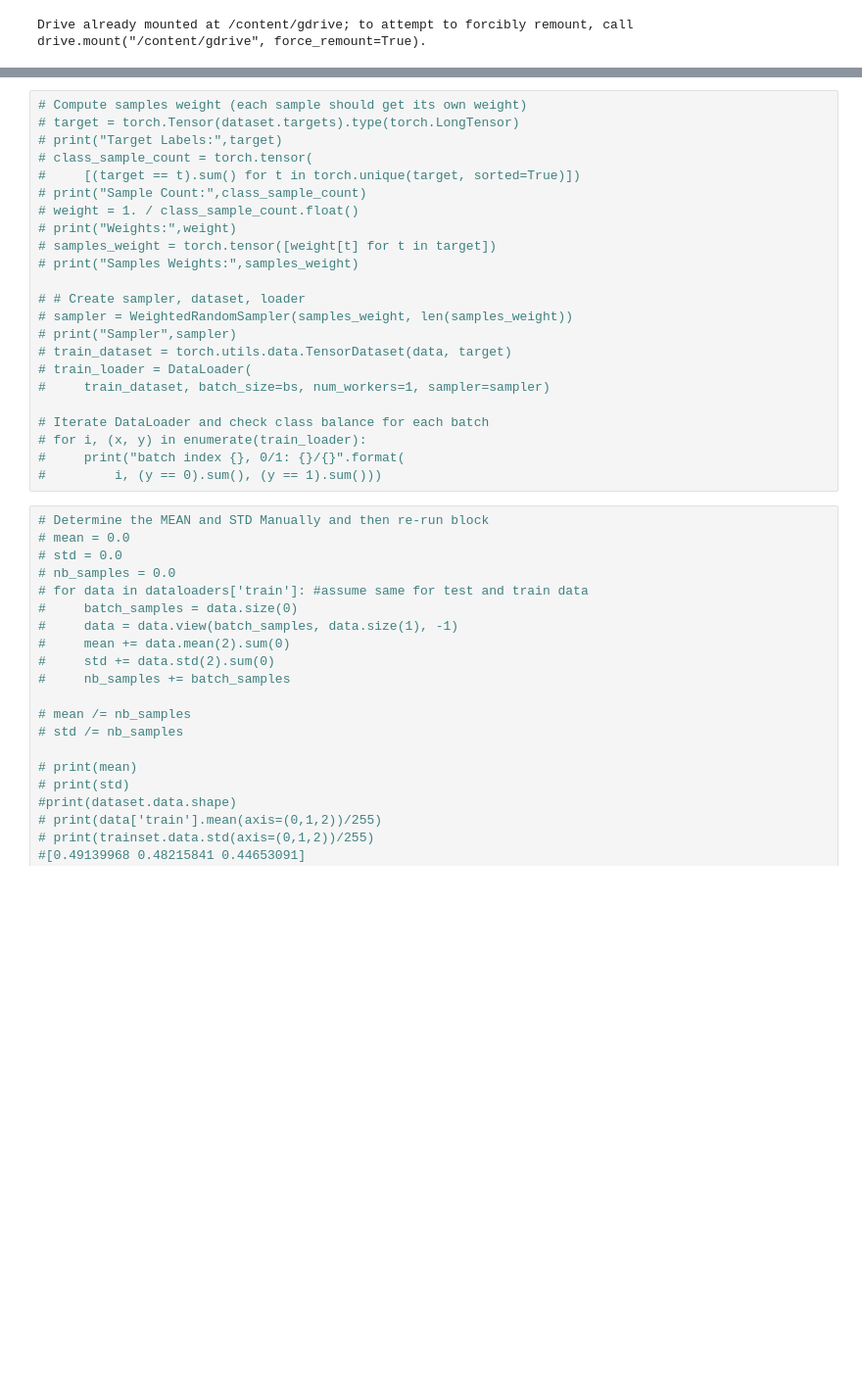
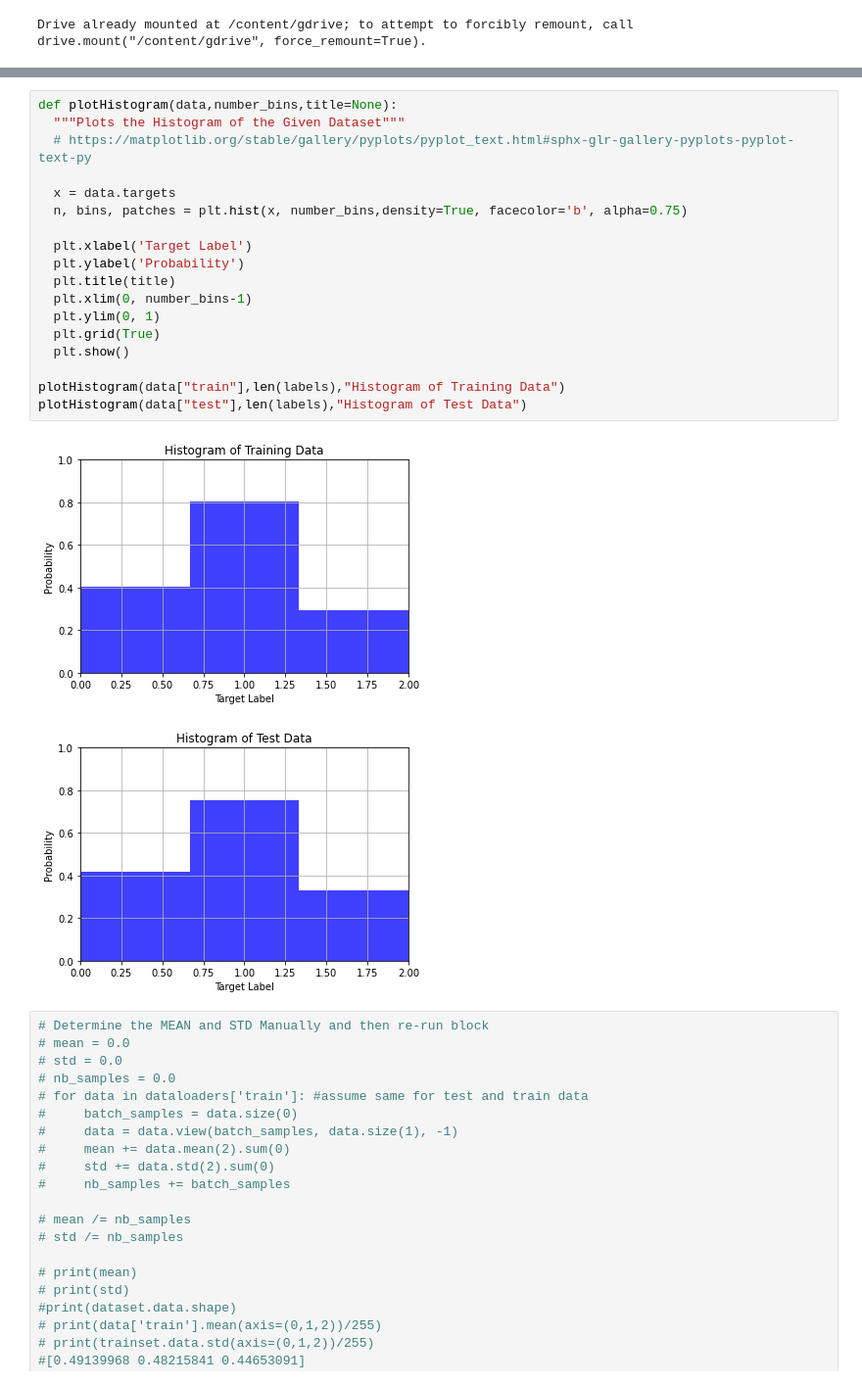
Before and after one commit to mepix/CropWeedClassification, a Jupyter notebook: CropCNN.ipynb, the cells around one changed output, grey strips where cells are left out. Shown at 98% size. Saved outputs shown, nothing was run; the diff lists cells and outputs as text; blank space fills up the shorter version.

```diff
--- a/CropCNN.ipynb
+++ b/CropCNN.ipynb
@@ -107,29 +141,27 @@ Samples Weights: tensor([0.0013, 0.0013, 0.0013,  ..., 0.2000, 0.2000, 0.2000])
 torch.Size([32, 3, 224, 224]) torch.Size([32])
 Training Dataset 2966
 Testing Dataset 1032
-# %%
-# Compute samples weight (each sample should get its own weight)
-# target = torch.Tensor(dataset.targets).type(torch.LongTensor)
-# print("Target Labels:",target)
-# class_sample_count = torch.tensor(
-#     [(target == t).sum() for t in torch.unique(target, sorted=True)])
-# print("Sample Count:",class_sample_count)
-# weight = 1. / class_sample_count.float()
-# print("Weights:",weight)
-# samples_weight = torch.tensor([weight[t] for t in target])
-# print("Samples Weights:",samples_weight)
-
-# # Create sampler, dataset, loader
-# sampler = WeightedRandomSampler(samples_weight, len(samples_weight))
-# print("Sampler",sampler)
-# train_dataset = torch.utils.data.TensorDataset(data, target)
-# train_loader = DataLoader(
-#     train_dataset, batch_size=bs, num_workers=1, sampler=sampler)
-
-# Iterate DataLoader and check class balance for each batch
-# for i, (x, y) in enumerate(train_loader):
-#     print("batch index {}, 0/1: {}/{}".format(
-#         i, (y == 0).sum(), (y == 1).sum()))
+# %%
+def plotHistogram(data,number_bins,title=None):
+  """Plots the Histogram of the Given Dataset"""
+  # https://matplotlib.org/stable/gallery/pyplots/pyplot_text.html#sphx-glr-gallery-pyplots-pyplot-text-py
+
+  x = data.targets
+  n, bins, patches = plt.hist(x, number_bins,density=True, facecolor='b', alpha=0.75)
+
+  plt.xlabel('Target Label')
+  plt.ylabel('Probability')
+  plt.title(title)
+  plt.xlim(0, number_bins-1)
+  plt.ylim(0, 1)
+  plt.grid(True)
+  plt.show()
+
+plotHistogram(data["train"],len(labels),"Histogram of Training Data")
+plotHistogram(data["test"],len(labels),"Histogram of Test Data")
+# %% [output]
+[figure, added]
+[figure, added]
 # %%
 # Determine the MEAN and STD Manually and then re-run block
 # mean = 0.0
```
Also changed, not shown: parts of 6 cells of this notebook.
